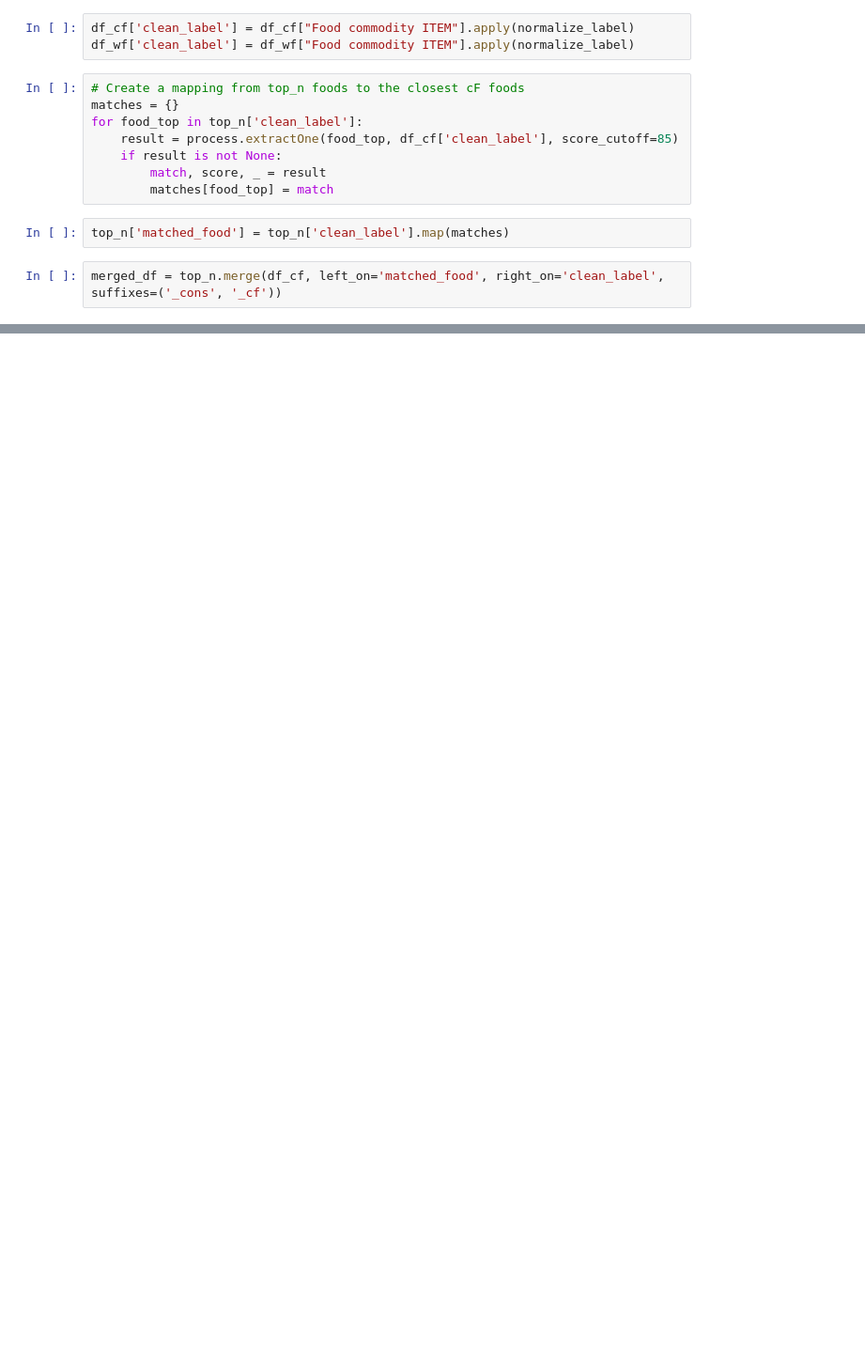
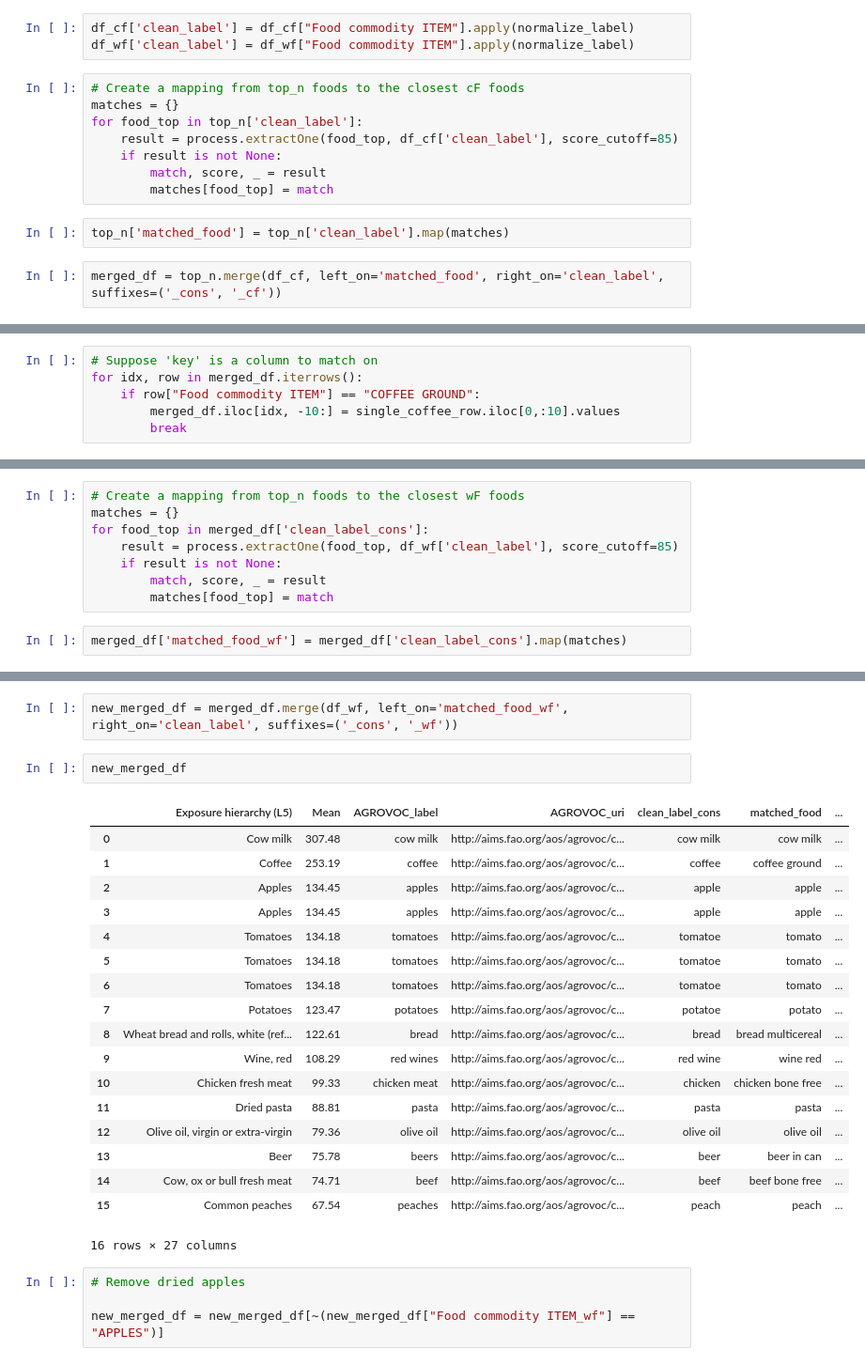
Before and after one commit to TCoaM/TrueCostOfAMeal, a Jupyter notebook: simo_data_integration_other_solution.ipynb, the cells around one changed output, grey strips where cells are left out. Shown at 94% size. Drawn from its saved outputs; the diff is of its cells as text; blank space fills up the shorter version.

```diff
--- a/simo_data_integration_other_solution.ipynb
+++ b/simo_data_integration_other_solution.ipynb
@@ -314,0 +310,6 @@ single_coffee_row
+# %%
+# Suppose 'key' is a column to match on
+for idx, row in merged_df.iterrows():
+    if row["Food commodity ITEM"] == "COFFEE GROUND":
+        merged_df.iloc[idx, -10:] = single_coffee_row.iloc[0,:10].values
+        break
@@ -314,0 +354,10 @@ single_coffee_row
+# %%
+# Create a mapping from top_n foods to the closest wF foods
+matches = {}
+for food_top in merged_df['clean_label_cons']:
+    result = process.extractOne(food_top, df_wf['clean_label'], score_cutoff=85)
+    if result is not None:
+        match, score, _ = result
+        matches[food_top] = match
+# %%
+merged_df['matched_food_wf'] = merged_df['clean_label_cons'].map(matches)
@@ -314,0 +383,27 @@ single_coffee_row
+# %%
+new_merged_df = merged_df.merge(df_wf, left_on='matched_food_wf', right_on='clean_label', suffixes=('_cons', '_wf'))
+# %%
+new_merged_df
+# %% [output]
+|  | Exposure hierarchy (L5) | Mean | AGROVOC_label | AGROVOC_uri | clean_label_cons | matched_food | ... |
+| 0 | Cow milk | 307.48 | cow milk | http://aims.fao.org/aos/agrovoc/c... | cow milk | cow milk | ... |
+| 1 | Coffee | 253.19 | coffee | http://aims.fao.org/aos/agrovoc/c... | coffee | coffee ground | ... |
+| 2 | Apples | 134.45 | apples | http://aims.fao.org/aos/agrovoc/c... | apple | apple | ... |
+| 3 | Apples | 134.45 | apples | http://aims.fao.org/aos/agrovoc/c... | apple | apple | ... |
+| 4 | Tomatoes | 134.18 | tomatoes | http://aims.fao.org/aos/agrovoc/c... | tomatoe | tomato | ... |
+| 5 | Tomatoes | 134.18 | tomatoes | http://aims.fao.org/aos/agrovoc/c... | tomatoe | tomato | ... |
+| 6 | Tomatoes | 134.18 | tomatoes | http://aims.fao.org/aos/agrovoc/c... | tomatoe | tomato | ... |
+| 7 | Potatoes | 123.47 | potatoes | http://aims.fao.org/aos/agrovoc/c... | potatoe | potato | ... |
+| 8 | Wheat bread and rolls, white (ref... | 122.61 | bread | http://aims.fao.org/aos/agrovoc/c... | bread | bread multicereal | ... |
+| 9 | Wine, red | 108.29 | red wines | http://aims.fao.org/aos/agrovoc/c... | red wine | wine red | ... |
+| 10 | Chicken fresh meat | 99.33 | chicken meat | http://aims.fao.org/aos/agrovoc/c... | chicken | chicken bone free | ... |
+| 11 | Dried pasta | 88.81 | pasta | http://aims.fao.org/aos/agrovoc/c... | pasta | pasta | ... |
+| 12 | Olive oil, virgin or extra-virgin | 79.36 | olive oil | http://aims.fao.org/aos/agrovoc/c... | olive oil | olive oil | ... |
+| 13 | Beer | 75.78 | beers | http://aims.fao.org/aos/agrovoc/c... | beer | beer in can | ... |
+| 14 | Cow, ox or bull fresh meat | 74.71 | beef | http://aims.fao.org/aos/agrovoc/c... | beef | beef bone free | ... |
+| 15 | Common peaches | 67.54 | peaches | http://aims.fao.org/aos/agrovoc/c... | peach | peach | ... |
+16 rows × 27 columns
+# %%
+# Remove dried apples
+
+new_merged_df = new_merged_df[~(new_merged_df["Food commodity ITEM_wf"] == "APPLES")]
```
Also changed, not shown: parts of 14 cells of this notebook, 1 other file.
